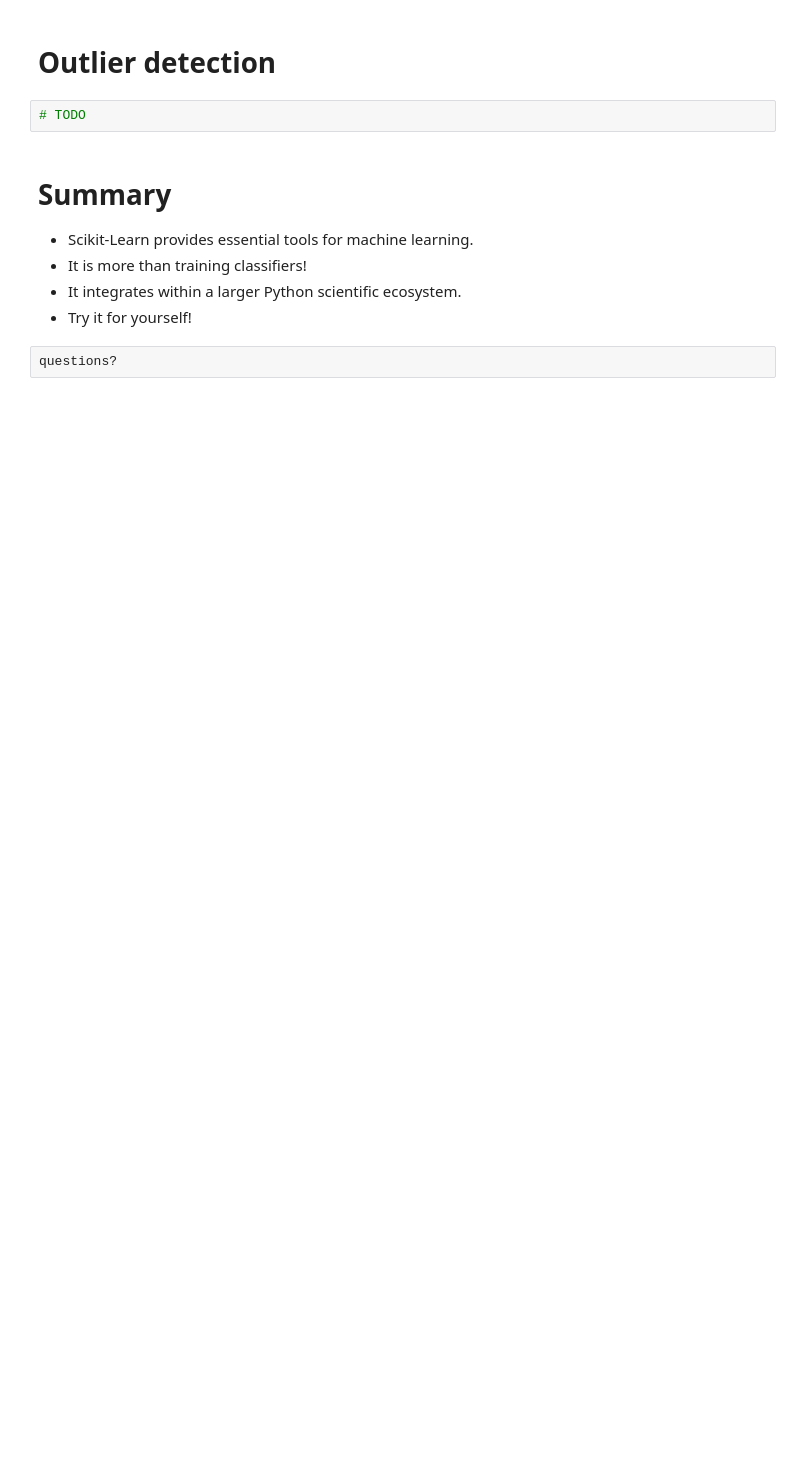
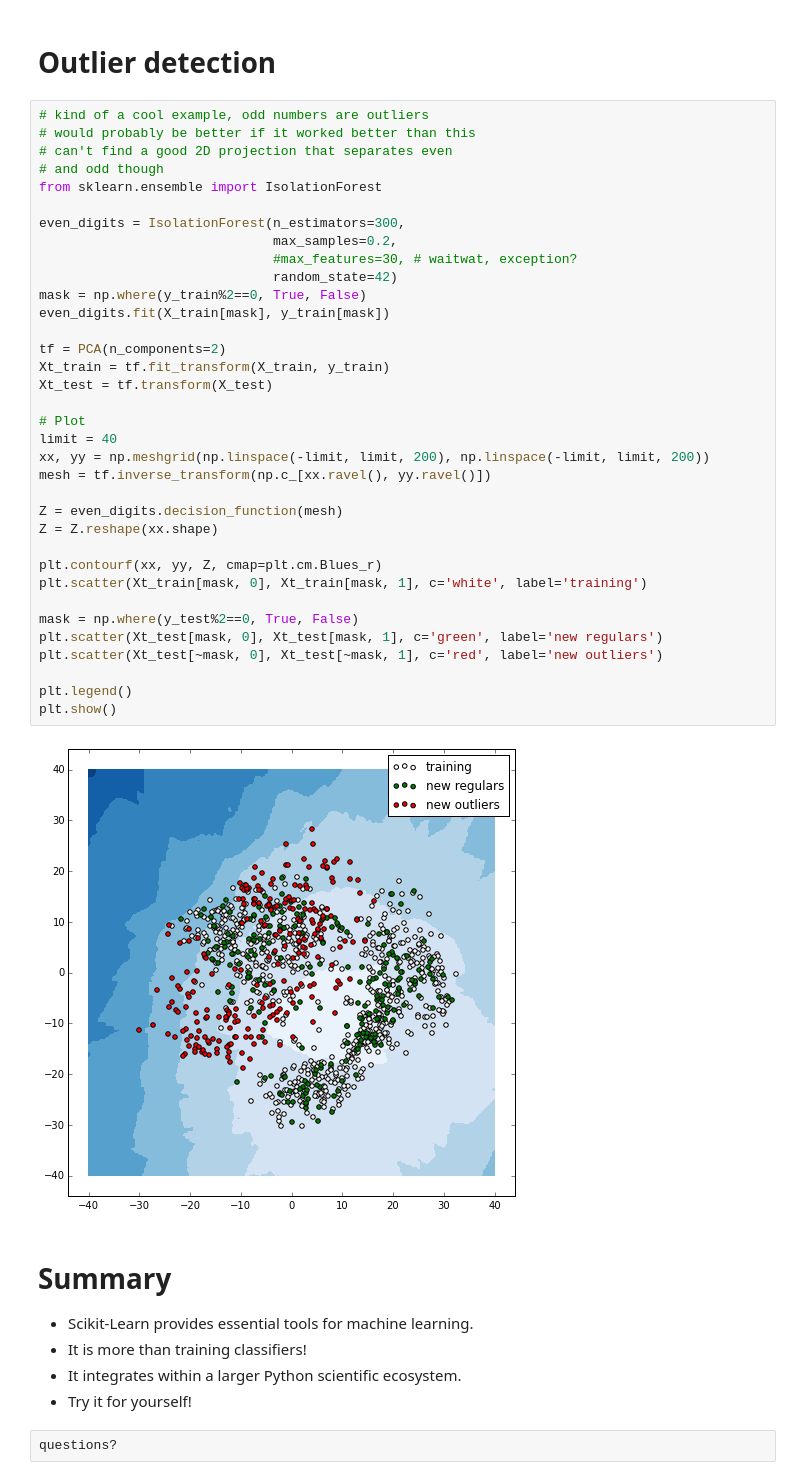
Before and after one commit to glouppe/tutorials-scikit-learn, a Jupyter notebook: An introduction to Machine Learning with Scikit-Learn.ipynb, the cells around one changed output. Cells and saved outputs as stored; diff of their text form; blank space fills up the shorter version.

Commit message:
Comments in "Notes" slides and some playing with outlier detection

```diff
--- a/An introduction to Machine Learning with Scikit-Learn.ipynb
+++ b/An introduction to Machine Learning with Scikit-Learn.ipynb
@@ -800,7 +830,42 @@ Pipeline(steps=[('featureunion', FeatureUnion(n_jobs=1,
 # %% [markdown]
 # Outlier detection
-# %%
-# TODO
+# %%
+# kind of a cool example, odd numbers are outliers
+# would probably be better if it worked better than this
+# can't find a good 2D projection that separates even
+# and odd though
+from sklearn.ensemble import IsolationForest
+
+even_digits = IsolationForest(n_estimators=300,
+                              max_samples=0.2,
+                              #max_features=30, # waitwat, exception?
+                              random_state=42)
+mask = np.where(y_train%2==0, True, False)
+even_digits.fit(X_train[mask], y_train[mask])
+
+tf = PCA(n_components=2)
+Xt_train = tf.fit_transform(X_train, y_train)
+Xt_test = tf.transform(X_test)
+
+# Plot
+limit = 40
+xx, yy = np.meshgrid(np.linspace(-limit, limit, 200), np.linspace(-limit, limit, 200))
+mesh = tf.inverse_transform(np.c_[xx.ravel(), yy.ravel()])
+
+Z = even_digits.decision_function(mesh)
+Z = Z.reshape(xx.shape)
+
+plt.contourf(xx, yy, Z, cmap=plt.cm.Blues_r)
+plt.scatter(Xt_train[mask, 0], Xt_train[mask, 1], c='white', label='training')
+
+mask = np.where(y_test%2==0, True, False)
+plt.scatter(Xt_test[mask, 0], Xt_test[mask, 1], c='green', label='new regulars')
+plt.scatter(Xt_test[~mask, 0], Xt_test[~mask, 1], c='red', label='new outliers')
+
+plt.legend()
+plt.show()
+# %% [output]
+[figure, added]
 # %% [markdown]
 # Summary
 
```
Also changed, not shown: parts of 21 cells of this notebook.
